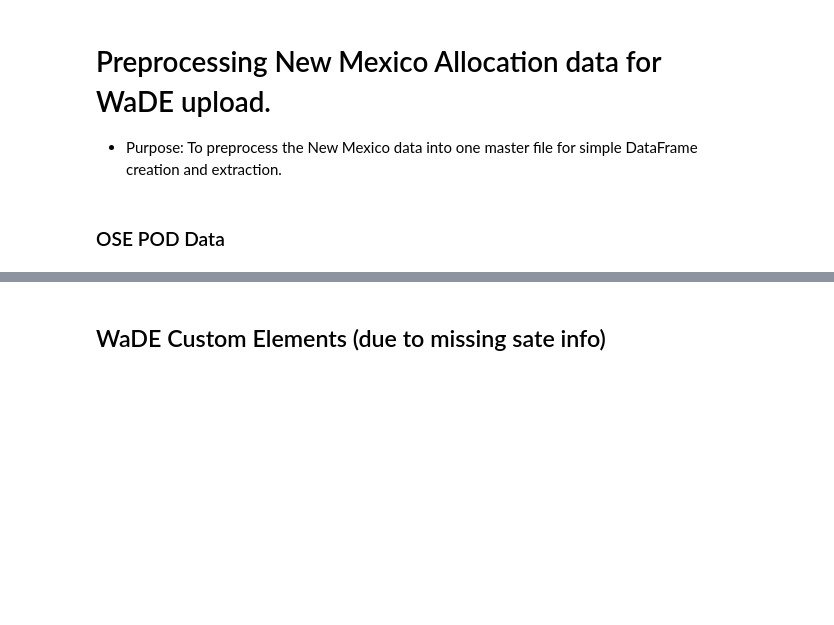
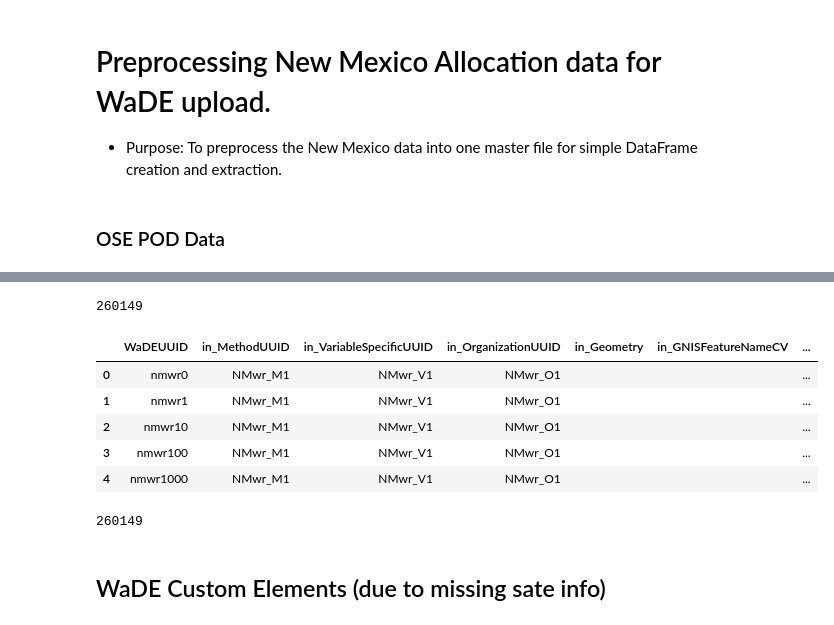
Before and after one commit to WSWCWaterDataExchange/MappingStatesDataToWaDE2.0, a Jupyter notebook: NewMexico/WaterAllocation/1_NMwr_PreProcessAllocationData.ipynb, the cells around one changed output, grey strips where cells are left out. Cells and saved outputs as stored; diff of their text form; code cells hidden in the pictures; blank space fills up the shorter version.

```diff
--- a/NewMexico/WaterAllocation/1_NMwr_PreProcessAllocationData.ipynb
+++ b/NewMexico/WaterAllocation/1_NMwr_PreProcessAllocationData.ipynb
@@ -31,7 +31,7 @@ os.chdir(workingDir)
 ### OSE POD Data
 # %%
 # Input File - OSE POD data
-dfinPOD = pd.read_csv('OSE_PODs.zip', compression='zip')
+dfinPOD = pd.read_csv('OSE_PODs.zip', compression='zip').replace(np.nan, "")
 
 # WaDE UUID tracker for data assessment
 if 'WaDEUUID' not in dfinPOD:
@@ -75,15 +103,3 @@ dfinPOD.head(3)
-# %%
-# For creating assignSiteName
-def assignSiteName(val):
-    val = str(val).strip()
-    if val == '' or val == ' ' or pd.isnull(val):
-        outString = 'WaDE Unspecified'
-    else:
-        outString = val
-    return outString
-
-dfinPOD['in_SiteName'] = dfinPOD.apply(lambda row: assignSiteName(row['ditch_name']), axis=1)
-dfinPOD['in_SiteName'].unique()
 # %%
 # For creating Water source type
 
@@ -113,7 +129,7 @@ for index, row in dfinPOD.iterrows():
     elif surfaceWatetrStr != '':
         waterSourceList.append(surfaceWatetrStr)
     else:
-        waterSourceList.append("WaDE Unspecified")
+        waterSourceList.append("")
 
 dfinPOD['in_WaterSourceTypeCV'] = waterSourceList
 dfinPOD['in_WaterSourceTypeCV'].unique()
@@ -1897,7 +1934,7 @@ dfinPOD['in_AllocationOwner'] = dfinPOD.apply(lambda row: assignownerName(row['o
 
 
 def cleanOwnerDataFunc(Val):
-    Val = re.sub("[$@&.;,/\)(-]", "", Val).strip()
+    Val = re.sub("[$@&.;,/\)(-]", "", Val).title().strip()
     return Val
 
 dfinPOD['in_AllocationOwner'] = dfinPOD.apply(lambda row: cleanOwnerDataFunc(row['in_AllocationOwner']), axis=1)
@@ -2039,16 +2165,14 @@ dfPOD['in_OrganizationUUID'] = "NMwr_O1"
 dfPOD['in_Geometry'] = ""
 dfPOD['in_GNISFeatureNameCV'] = ""
 dfPOD['in_WaterQualityIndicatorCV'] = ""
-dfPOD['in_WaterSourceName'] = dfinPOD['in_WaterSourceName']
+dfPOD['in_WaterSourceName'] = dfinPOD['in_WaterSourceName'].str.title()
 dfPOD['in_WaterSourceNativeID'] = "" # create customID for temp solution
 dfPOD['in_WaterSourceTypeCV'] = dfinPOD['in_WaterSourceTypeCV']
 
 # Site Info
-dfPOD['in_RegulatoryOverlayUUIDs'] = ""
-dfPOD['in_WaterSourceUUID'] = "" # ???
 dfPOD['in_CoordinateAccuracy'] = "WaDE Unspecified"
 dfPOD['in_CoordinateMethodCV'] = "WaDE Unspecified"
-dfPOD['in_County'] = ""
+dfPOD['in_County'] = dfinPOD['in_County']
 dfPOD['in_Geometry'] = ""
 dfPOD['in_GNISCodeCV'] = ""
 dfPOD['in_HUC12'] = ""
@@ -2058,8 +2182,8 @@ dfPOD['in_Longitude'] = dfinPOD['in_Longitude']
 dfPOD['in_NHDNetworkStatusCV'] = ""
 dfPOD['in_NHDProductCV'] = ""
 dfPOD['in_PODorPOUSite'] = "POD"
-dfPOD['in_SiteName'] = dfinPOD['in_SiteName']
-dfPOD['in_SiteNativeID'] = "" # make custom below
+dfPOD['in_SiteName'] = dfinPOD['ditch_name'].str.title()
+dfPOD['in_SiteNativeID'] = dfinPOD['pod_file'].str.strip()
 dfPOD['in_SitePoint'] = ""
 dfPOD['in_SiteTypeCV'] = "WaDE Unspecified"
 dfPOD['in_StateCV'] = "NM"
@@ -2075,36 +2199,53 @@ dfPOD['in_AllocationCommunityWaterSupplySystem'] = ""
 dfPOD['in_AllocationCropDutyAmount'] = ""
 dfPOD['in_AllocationExpirationDate'] = ""
 dfPOD['in_AllocationFlow_CFS'] = ""
 dfPOD['in_AllocationLegalStatusCV'] = dfinPOD['in_AllocationLegalStatusCV']
-dfPOD['in_AllocationNativeID'] =  dfinPOD['pod_basin'].astype(str) + dfinPOD['pod_nbr'].astype(str) + dfinPOD['pod_suffix'].astype(str)
+dfPOD['in_AllocationNativeID'] =  dfinPOD['db_file'].str.strip()
 dfPOD['in_AllocationOwner'] = dfinPOD['in_AllocationOwner']
 dfPOD['in_AllocationPriorityDate'] = ""
 dfPOD['in_AllocationSDWISIdentifierCV'] = ""
 dfPOD['in_AllocationTimeframeEnd'] = ""
 dfPOD['in_AllocationTimeframeStart'] = ""
 dfPOD['in_AllocationTypeCV'] = ""
-dfPOD['in_AllocationVolume_AF'] = dfinPOD['restrict_'].replace("", 0).fillna(0).astype(float)
+dfPOD['in_AllocationVolume_AF'] = dfinPOD['total_div']
 dfPOD['in_BeneficialUseCategory'] = dfinPOD['in_BeneficialUseCategory']
 dfPOD['in_CommunityWaterSupplySystem'] = ""
 dfPOD['in_CropTypeCV'] = ""
 dfPOD['in_CustomerTypeCV'] = ""
 dfPOD['in_DataPublicationDate'] = ""
 dfPOD['in_DataPublicationDOI'] = ""
 dfPOD['in_ExemptOfVolumeFlowPriority'] = 1
 dfPOD['in_GeneratedPowerCapacityMW'] = ""
-dfPOD['in_IrrigatedAcreage'] = dfinPOD['total_div']
-dfPOD['in_IrrigationMethodCV'] = "WaDE Unspecified"
+dfPOD['in_IrrigatedAcreage'] = ""
+dfPOD['in_IrrigationMethodCV'] = ""
 dfPOD['in_LegacyAllocationIDs'] = ""
 dfPOD['in_OwnerClassificationCV'] = ""
 dfPOD['in_PopulationServed'] = ""
 dfPOD['in_PowerType'] = ""
 dfPOD['in_PrimaryBeneficialUseCategory'] = ""
 dfPOD['in_SDWISIdentifierCV'] = ""
 dfPOD['in_WaterAllocationNativeURL'] = dfinPOD['nmwrrs_wrs']
 
+
 dfPOD = dfPOD.drop_duplicates().reset_index(drop=True)
 
 print(len(dfPOD))
 dfPOD.head()
+# %% [output]
+260149
+|  | WaDEUUID | in_MethodUUID | in_VariableSpecificUUID | in_OrganizationUUID | in_Geometry | in_GNISFeatureNameCV | ... |
+| 0 | nmwr0 | NMwr_M1 | NMwr_V1 | NMwr_O1 |  |  | ... |
+| 1 | nmwr1 | NMwr_M1 | NMwr_V1 | NMwr_O1 |  |  | ... |
+| 2 | nmwr10 | NMwr_M1 | NMwr_V1 | NMwr_O1 |  |  | ... |
+| 3 | nmwr100 | NMwr_M1 | NMwr_V1 | NMwr_O1 |  |  | ... |
+| 4 | nmwr1000 | NMwr_M1 | NMwr_V1 | NMwr_O1 |  |  | ... |
+# %%
+# Concatenate dataframes
+frames = [dfPOD] # add dataframes here
+outdf = pd.concat(frames)
+outdf = outdf.drop_duplicates().reset_index(drop=True).replace(np.nan, "")
+print(len(outdf))
+# %% [output]
+260149
 # %% [markdown]
 ## WaDE Custom Elements (due to missing sate info)
```
Also changed, not shown: parts of 38 cells of this notebook, 3 other files.
